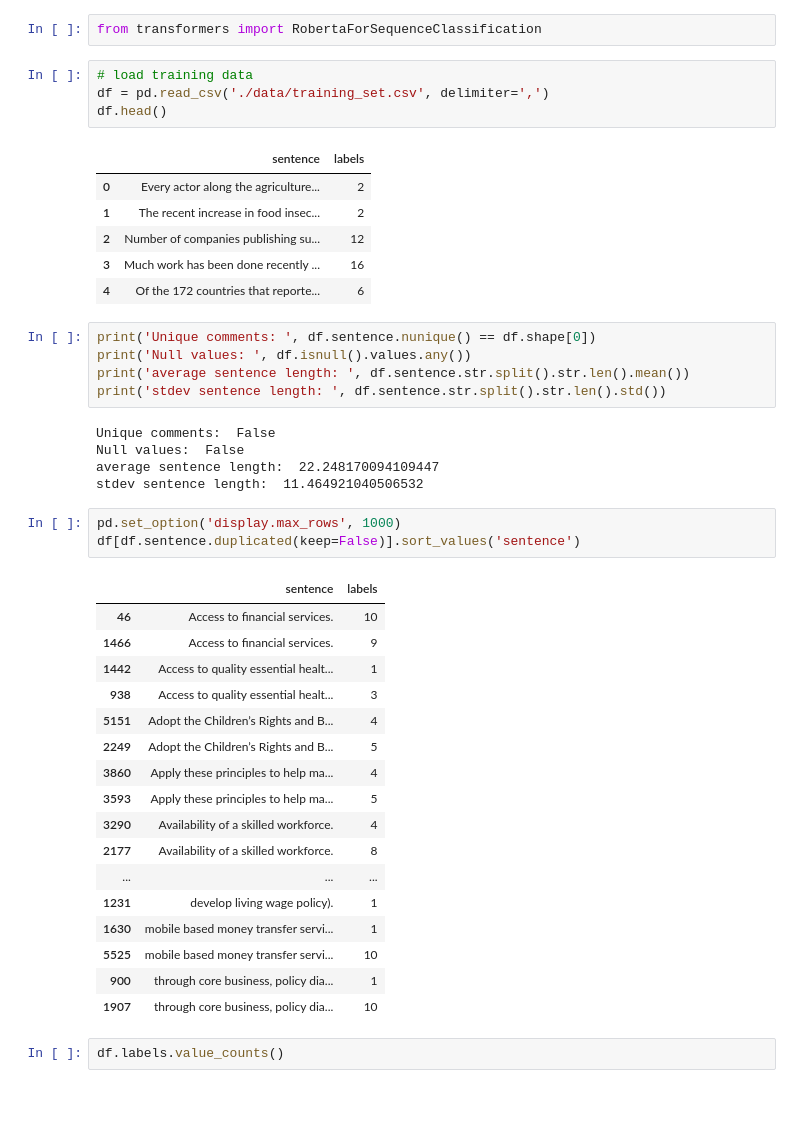
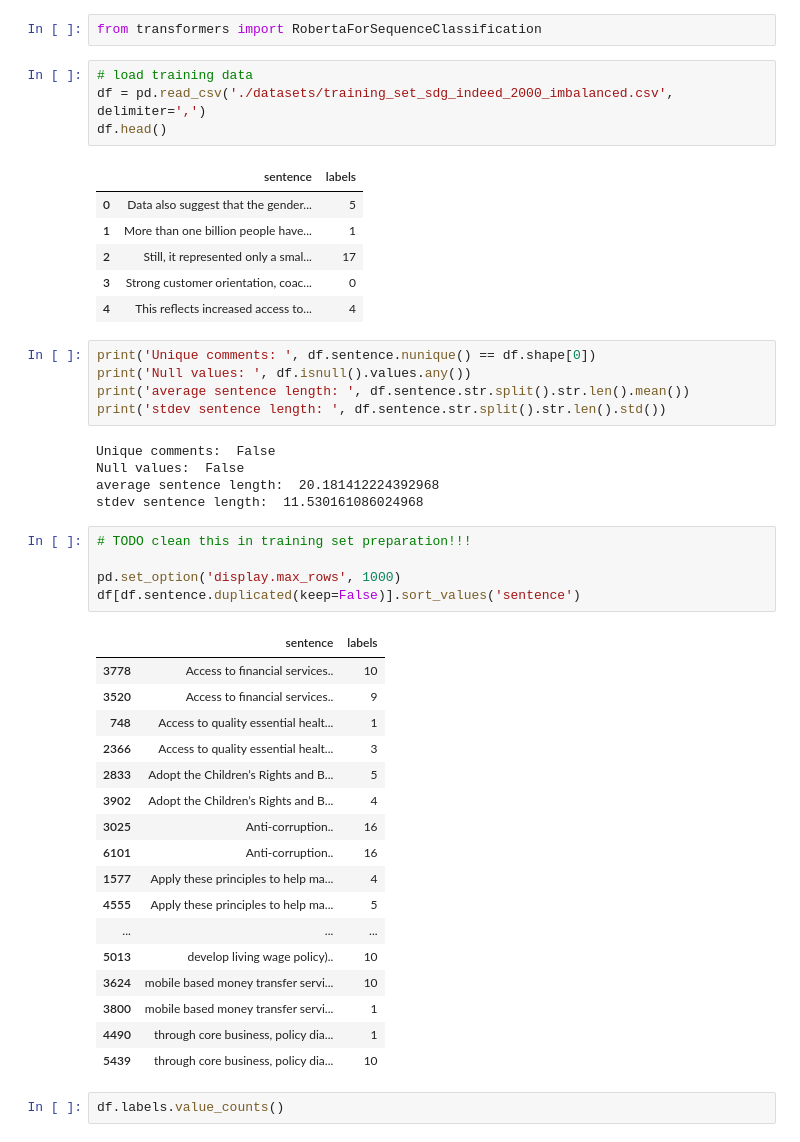
Before and after one commit to Thoma997/SDG-BERT, a Jupyter notebook: RoBERTa.ipynb, the cells around one changed output. Cells and saved outputs as stored; diff of their text form; blank space fills up the shorter version.

```diff
--- a/RoBERTa.ipynb
+++ b/RoBERTa.ipynb
@@ -17,15 +17,15 @@ from ast import literal_eval
 from transformers import RobertaForSequenceClassification
 # %%
 # load training data
-df = pd.read_csv('./data/training_set.csv', delimiter=',')
+df = pd.read_csv('./datasets/training_set_sdg_indeed_2000_imbalanced.csv', delimiter=',')
 df.head()
 # %% [output]
 |  | sentence | labels |
-| 0 | Every actor along the agriculture... | 2 |
-| 1 | The recent increase in food insec... | 2 |
-| 2 | Number of companies publishing su... | 12 |
-| 3 | Much work has been done recently ... | 16 |
-| 4 | Of the 172 countries that reporte... | 6 |
+| 0 | Data also suggest that the gender... | 5 |
+| 1 | More than one billion people have... | 1 |
+| 2 | Still, it represented only a smal... | 17 |
+| 3 | Strong customer orientation, coac... | 0 |
+| 4 | This reflects increased access to... | 4 |
 # %%
 print('Unique comments: ', df.sentence.nunique() == df.shape[0])
 print('Null values: ', df.isnull().values.any())
@@ -34,29 +34,31 @@ print('stdev sentence length: ', df.sentence.str.split().str.len().std())
 # %% [output]
 Unique comments:  False
 Null values:  False
-average sentence length:  22.248170094109447
-stdev sentence length:  11.464921040506532
+average sentence length:  20.181412224392968
+stdev sentence length:  11.530161086024968
 # %%
+# TODO clean this in training set preparation!!!
+
 pd.set_option('display.max_rows', 1000)
 df[df.sentence.duplicated(keep=False)].sort_values('sentence')
 # %% [output]
 |  | sentence | labels |
-| 46 | Access to financial services. | 10 |
-| 1466 | Access to financial services. | 9 |
-| 1442 | Access to quality essential healt... | 1 |
-| 938 | Access to quality essential healt... | 3 |
-| 5151 | Adopt the Children’s Rights and B... | 4 |
-| 2249 | Adopt the Children’s Rights and B... | 5 |
-| 3860 | Apply these principles to help ma... | 4 |
-| 3593 | Apply these principles to help ma... | 5 |
-| 3290 | Availability of a skilled workforce. | 4 |
-| 2177 | Availability of a skilled workforce. | 8 |
+| 3778 | Access to financial services.. | 10 |
+| 3520 | Access to financial services.. | 9 |
+| 748 | Access to quality essential healt... | 1 |
+| 2366 | Access to quality essential healt... | 3 |
+| 2833 | Adopt the Children’s Rights and B... | 5 |
+| 3902 | Adopt the Children’s Rights and B... | 4 |
+| 3025 | Anti-corruption.. | 16 |
+| 6101 | Anti-corruption.. | 16 |
+| 1577 | Apply these principles to help ma... | 4 |
+| 4555 | Apply these principles to help ma... | 5 |
 | ... | ... | ... |
-| 1231 | develop living wage policy). | 1 |
-| 1630 | mobile based money transfer servi... | 1 |
-| 5525 | mobile based money transfer servi... | 10 |
-| 900 | through core business, policy dia... | 1 |
-| 1907 | through core business, policy dia... | 10 |
+| 5013 | develop living wage policy).. | 10 |
+| 3624 | mobile based money transfer servi... | 10 |
+| 3800 | mobile based money transfer servi... | 1 |
+| 4490 | through core business, policy dia... | 1 |
+| 5439 | through core business, policy dia... | 10 |
 # %%
 df.labels.value_counts()
 # %% [output]
```
Also changed, not shown: parts of 2 cells of this notebook, 2 other files.
